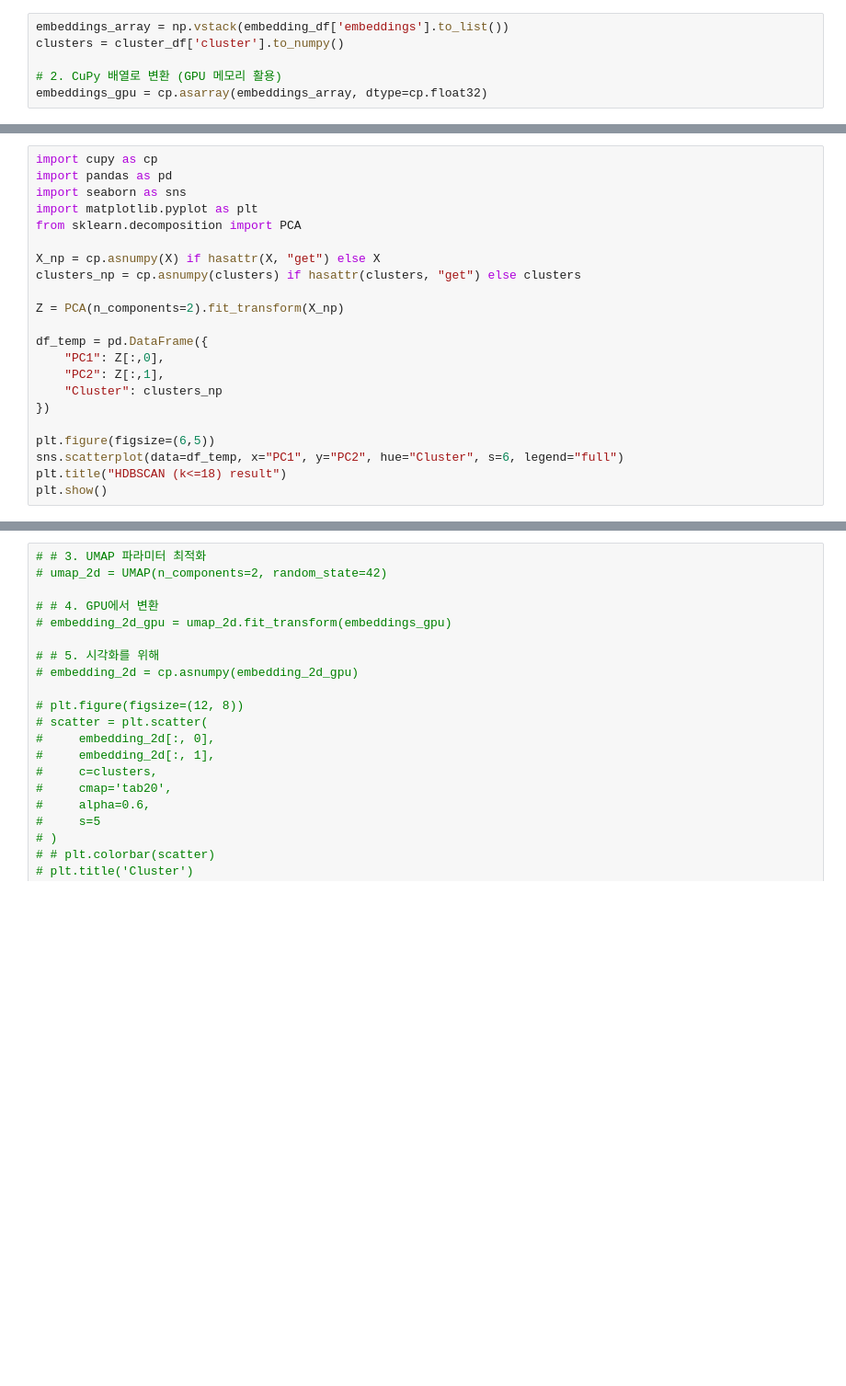
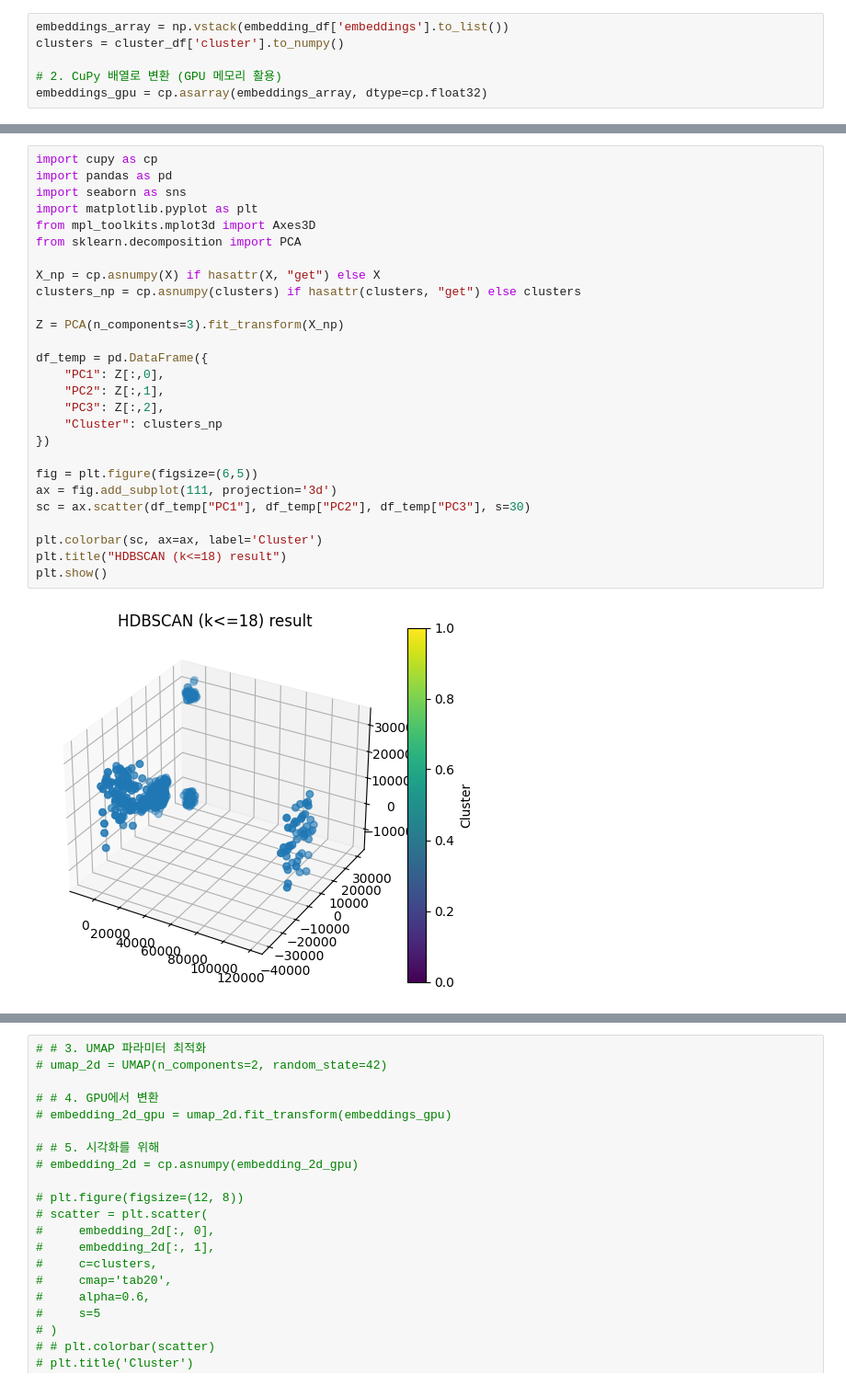
Before and after one commit to cye2020/maude_alert_system, a Jupyter notebook: notebooks/cluster.ipynb, the cells around one changed output, grey strips where cells are left out. Shown at 92% size. Saved outputs shown, nothing was run; the diff lists cells and outputs as text; blank space fills up the shorter version.

```diff
--- a/notebooks/cluster.ipynb
+++ b/notebooks/cluster.ipynb
@@ -81,22 +130,29 @@ X = cp.asarray(X, dtype=cp.float32)
 # %%
 import cupy as cp
 import pandas as pd
 import seaborn as sns
 import matplotlib.pyplot as plt
+from mpl_toolkits.mplot3d import Axes3D
 from sklearn.decomposition import PCA
 
 X_np = cp.asnumpy(X) if hasattr(X, "get") else X
 clusters_np = cp.asnumpy(clusters) if hasattr(clusters, "get") else clusters
 
-Z = PCA(n_components=2).fit_transform(X_np)
+Z = PCA(n_components=3).fit_transform(X_np)
 
 df_temp = pd.DataFrame({
     "PC1": Z[:,0],
     "PC2": Z[:,1],
+    "PC3": Z[:,2],
     "Cluster": clusters_np
 })
 
-plt.figure(figsize=(6,5))
-sns.scatterplot(data=df_temp, x="PC1", y="PC2", hue="Cluster", s=6, legend="full")
+fig = plt.figure(figsize=(6,5))
+ax = fig.add_subplot(111, projection='3d')
+sc = ax.scatter(df_temp["PC1"], df_temp["PC2"], df_temp["PC3"], s=30)
+
+plt.colorbar(sc, ax=ax, label='Cluster')
 plt.title("HDBSCAN (k<=18) result")
 plt.show()
+# %% [output]
+[figure, added]
```
Also changed, not shown: parts of 10 cells of this notebook.
